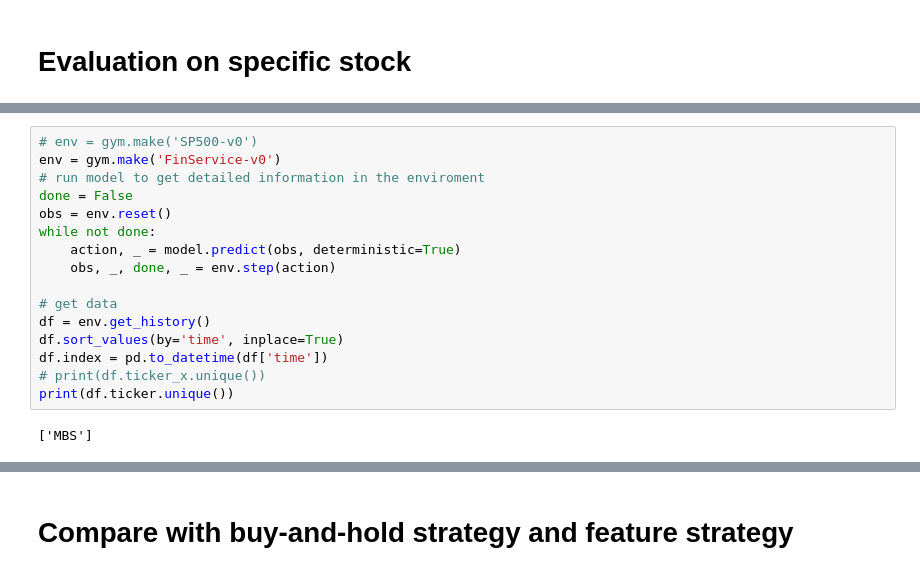
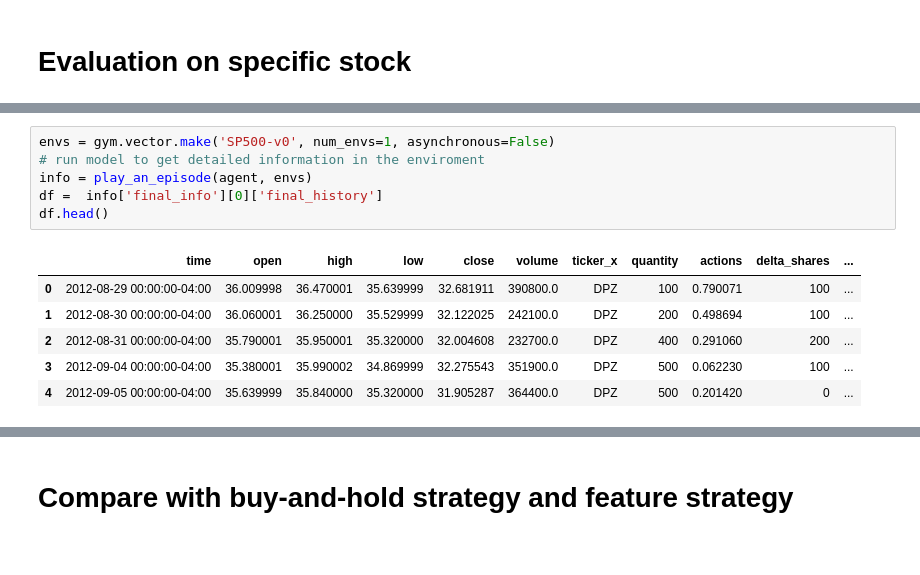
Before and after one commit to minhmanminhman/stock-env, a Jupyter notebook: notebooks/evaluate_random_stock_agent.ipynb, the cells around one changed output, grey strips where cells are left out. Drawn from its saved outputs; the diff is of its cells as text.

Commit message:
add evaluate scrip and get data

```diff
--- a/notebooks/evaluate_random_stock_agent.ipynb
+++ b/notebooks/evaluate_random_stock_agent.ipynb
@@ -74,19 +44,14 @@ Mean reward: -4.52 +/-  342.12
-# %%
-# env = gym.make('SP500-v0')
-env = gym.make('FinService-v0')
-# run model to get detailed information in the enviroment
-done = False
-obs = env.reset()
-while not done:
-    action, _ = model.predict(obs, deterministic=True)
-    obs, _, done, _ = env.step(action)
-
-# get data
-df = env.get_history()
-df.sort_values(by='time', inplace=True)
-df.index = pd.to_datetime(df['time'])
-# print(df.ticker_x.unique())
-print(df.ticker.unique())
-# %% [output]
-['MBS']
+# %%
+envs = gym.vector.make('SP500-v0', num_envs=1, asynchronous=False)
+# run model to get detailed information in the enviroment
+info = play_an_episode(agent, envs)
+df =  info['final_info'][0]['final_history']
+df.head()
+# %% [output]
+|  | time | open | high | low | close | volume | ticker_x | quantity | actions | delta_shares | ... |
+| 0 | 2012-08-29 00:00:00-04:00 | 36.009998 | 36.470001 | 35.639999 | 32.681911 | 390800.0 | DPZ | 100 | 0.790071 | 100 | ... |
+| 1 | 2012-08-30 00:00:00-04:00 | 36.060001 | 36.250000 | 35.529999 | 32.122025 | 242100.0 | DPZ | 200 | 0.498694 | 100 | ... |
+| 2 | 2012-08-31 00:00:00-04:00 | 35.790001 | 35.950001 | 35.320000 | 32.004608 | 232700.0 | DPZ | 400 | 0.291060 | 200 | ... |
+| 3 | 2012-09-04 00:00:00-04:00 | 35.380001 | 35.990002 | 34.869999 | 32.275543 | 351900.0 | DPZ | 500 | 0.062230 | 100 | ... |
+| 4 | 2012-09-05 00:00:00-04:00 | 35.639999 | 35.840000 | 35.320000 | 31.905287 | 364400.0 | DPZ | 500 | 0.201420 | 0 | ... |
 # %%
```
Also changed, not shown: parts of 11 cells of this notebook, 2 other files.
